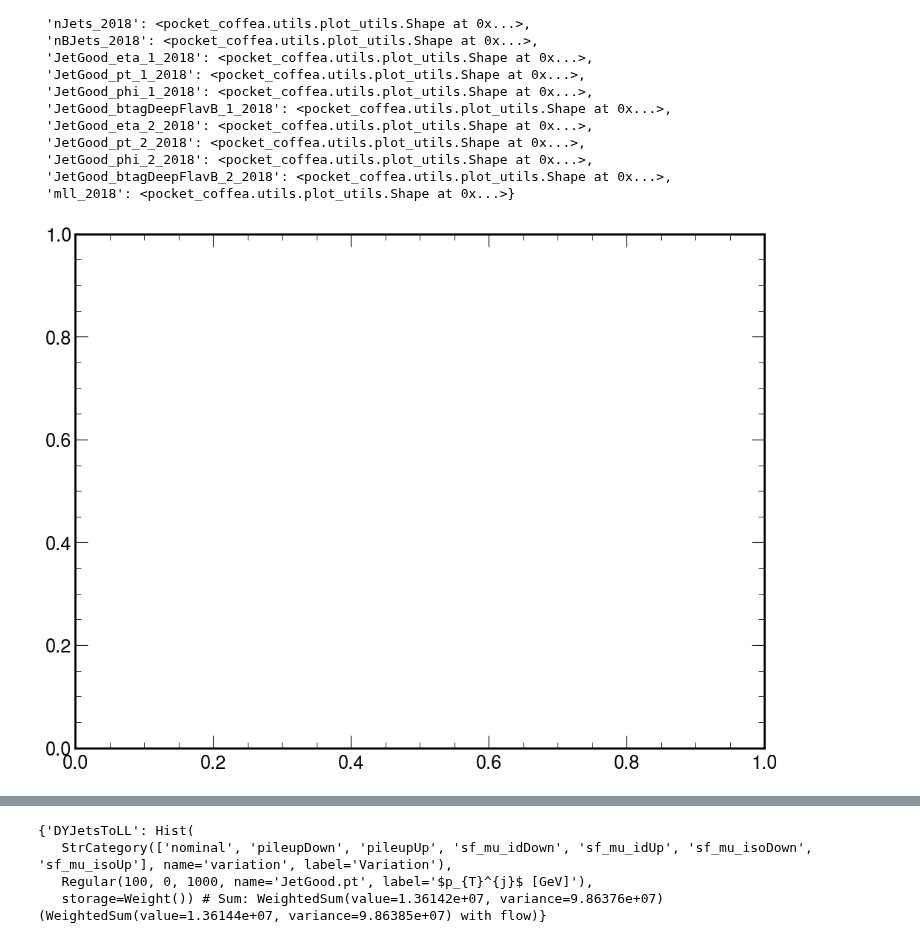
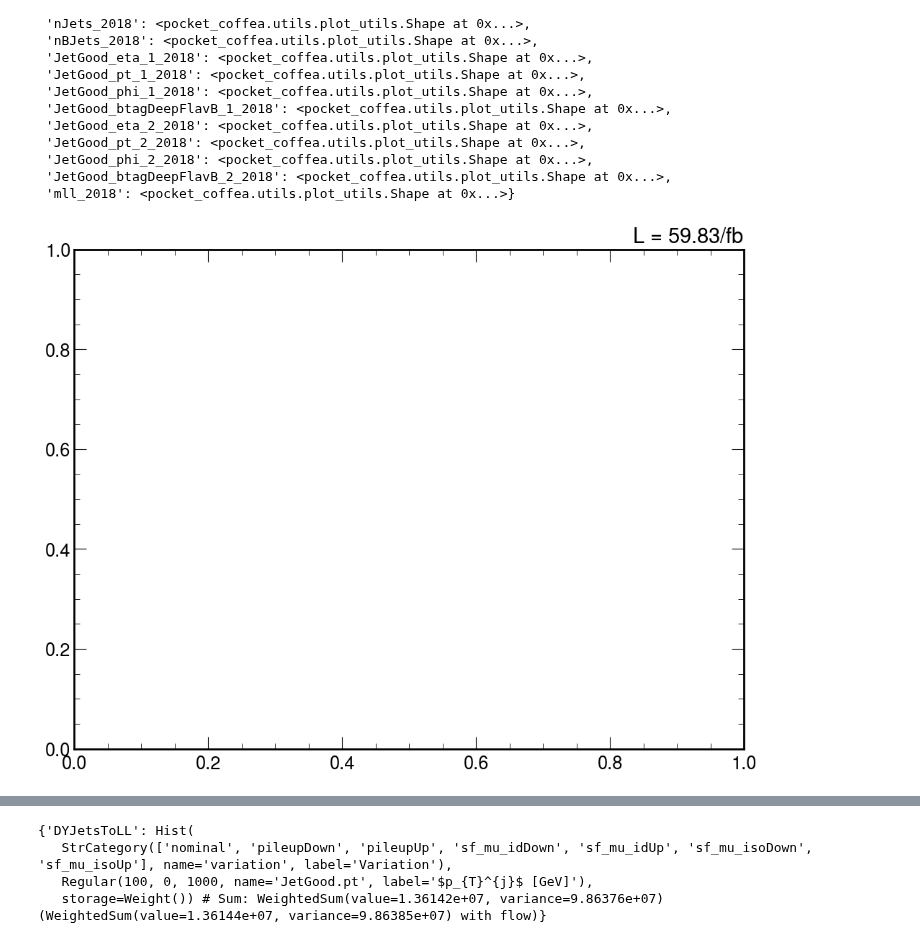
Before and after one commit to PocketCoffea/PocketCoffea, a Jupyter notebook: notebooks/SumGenWeightsAndPlotting.ipynb, the cells around one changed output, grey strips where cells are left out. Saved outputs shown, nothing was run; the diff lists cells and outputs as text; code cells hidden in the pictures.

Commit message:
Completed first version of plotting script

```diff
--- a/notebooks/SumGenWeightsAndPlotting.ipynb
+++ b/notebooks/SumGenWeightsAndPlotting.ipynb
@@ -83,7 +87,7 @@ plotter = PlotManager(
         log=False,
         density=False,
         save=True,
-    workers =1
+        workers = 5
     )
 # %%
 plotter.shape_objects
@@ -107,9 +111,9 @@ plotter.shape_objects
 # %%
 shape =  plotter.shape_objects["JetGood_pt_2_2018"]
 # %%
-shape.define_figure(False, "")
+shape.define_figure(False)
 # %% [output]
-[figure, old version]
+[figure, new version]
 # %%
 shape.build_stacks("baseline", False)
 #shape.plot_data()
```
Also changed, not shown: parts of 4 cells of this notebook, 2 other files.
